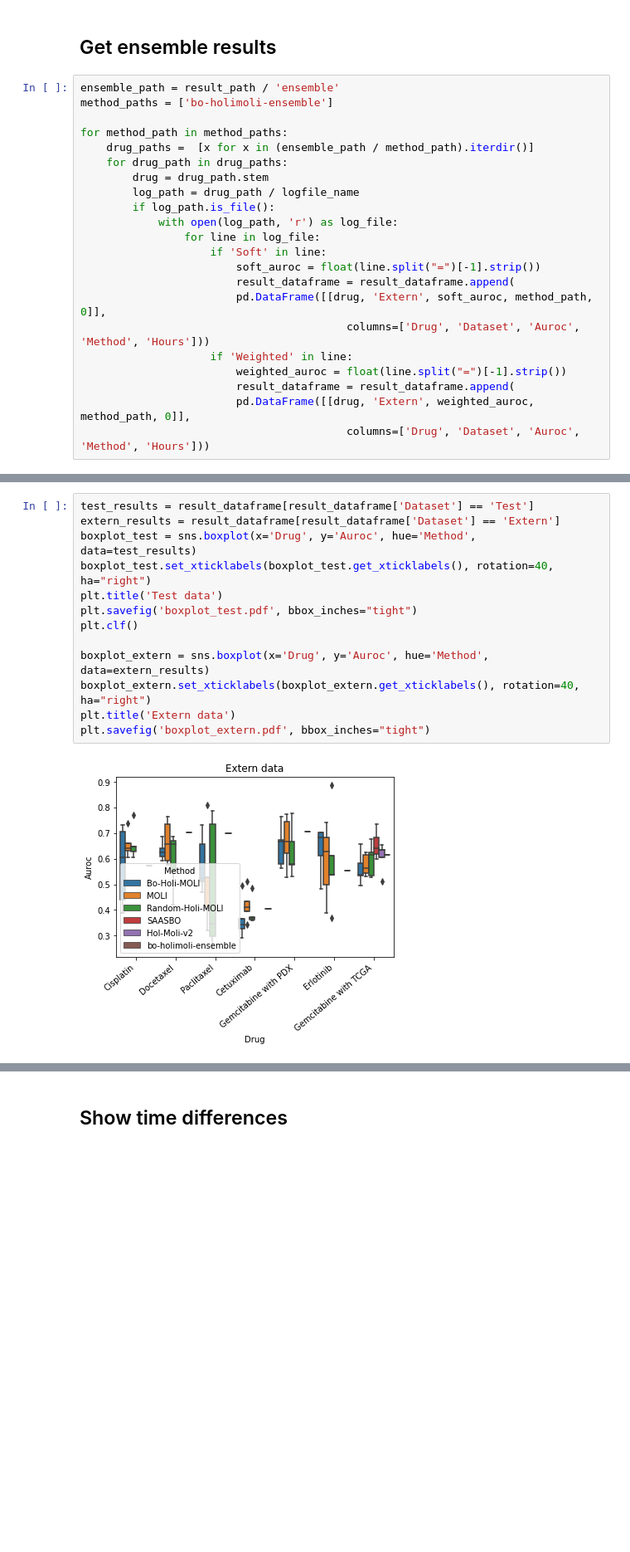
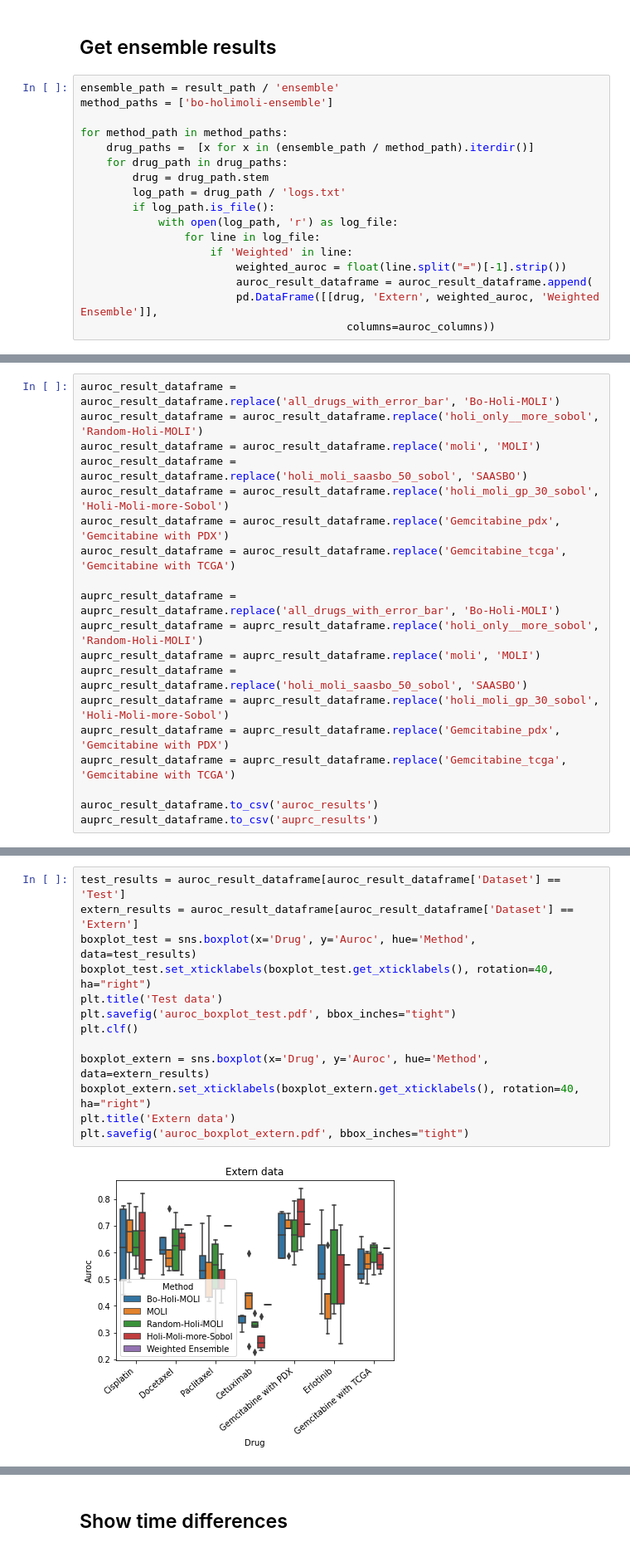
Before and after one commit to thauptmann/Multi-Omics-Analysis, a Jupyter notebook: notebooks/create_boxplots.ipynb, the cells around one changed output, grey strips where cells are left out. Shown at 83% size. Drawn from its saved outputs; the diff is of its cells as text; blank space fills up the shorter version.

Commit message:
Updated results

```diff
--- a/notebooks/create_boxplots.ipynb
+++ b/notebooks/create_boxplots.ipynb
@@ -49,17 +68,12 @@ for method_path in method_paths:
     drug_paths =  [x for x in (ensemble_path / method_path).iterdir()]
     for drug_path in drug_paths:
         drug = drug_path.stem
-        log_path = drug_path / logfile_name
+        log_path = drug_path / 'logs.txt'
         if log_path.is_file():
             with open(log_path, 'r') as log_file:
                 for line in log_file:
-                    if 'Soft' in line:
-                        soft_auroc = float(line.split("=")[-1].strip())
-                        result_dataframe = result_dataframe.append(
-                        pd.DataFrame([[drug, 'Extern', soft_auroc, method_path, 0]],
-                                         columns=['Drug', 'Dataset', 'Auroc', 'Method', 'Hours']))
                     if 'Weighted' in line:
                         weighted_auroc = float(line.split("=")[-1].strip())
-                        result_dataframe = result_dataframe.append(
-                        pd.DataFrame([[drug, 'Extern', weighted_auroc, method_path, 0]],
-                                         columns=['Drug', 'Dataset', 'Auroc', 'Method', 'Hours']))
+                        auroc_result_dataframe = auroc_result_dataframe.append(
+                        pd.DataFrame([[drug, 'Extern', weighted_auroc, 'Weighted Ensemble']],
+                                         columns=auroc_columns))
@@ -78 +84,20 @@ result_dataframe.to_csv('results')
+# %%
+auroc_result_dataframe = auroc_result_dataframe.replace('all_drugs_with_error_bar', 'Bo-Holi-MOLI')
+auroc_result_dataframe = auroc_result_dataframe.replace('holi_only__more_sobol', 'Random-Holi-MOLI')
+auroc_result_dataframe = auroc_result_dataframe.replace('moli', 'MOLI')
+auroc_result_dataframe = auroc_result_dataframe.replace('holi_moli_saasbo_50_sobol', 'SAASBO')
+auroc_result_dataframe = auroc_result_dataframe.replace('holi_moli_gp_30_sobol', 'Holi-Moli-more-Sobol')
+auroc_result_dataframe = auroc_result_dataframe.replace('Gemcitabine_pdx', 'Gemcitabine with PDX')
+auroc_result_dataframe = auroc_result_dataframe.replace('Gemcitabine_tcga', 'Gemcitabine with TCGA')
+
+auprc_result_dataframe = auprc_result_dataframe.replace('all_drugs_with_error_bar', 'Bo-Holi-MOLI')
+auprc_result_dataframe = auprc_result_dataframe.replace('holi_only__more_sobol', 'Random-Holi-MOLI')
+auprc_result_dataframe = auprc_result_dataframe.replace('moli', 'MOLI')
+auprc_result_dataframe = auprc_result_dataframe.replace('holi_moli_saasbo_50_sobol', 'SAASBO')
+auprc_result_dataframe = auprc_result_dataframe.replace('holi_moli_gp_30_sobol', 'Holi-Moli-more-Sobol')
+auprc_result_dataframe = auprc_result_dataframe.replace('Gemcitabine_pdx', 'Gemcitabine with PDX')
+auprc_result_dataframe = auprc_result_dataframe.replace('Gemcitabine_tcga', 'Gemcitabine with TCGA')
+
+auroc_result_dataframe.to_csv('auroc_results')
+auprc_result_dataframe.to_csv('auprc_results')
 # %% [markdown]
@@ -80,15 +105,15 @@ result_dataframe.to_csv('results')
 # %%
-test_results = result_dataframe[result_dataframe['Dataset'] == 'Test']
-extern_results = result_dataframe[result_dataframe['Dataset'] == 'Extern']
+test_results = auroc_result_dataframe[auroc_result_dataframe['Dataset'] == 'Test']
+extern_results = auroc_result_dataframe[auroc_result_dataframe['Dataset'] == 'Extern']
 boxplot_test = sns.boxplot(x='Drug', y='Auroc', hue='Method',  data=test_results)
 boxplot_test.set_xticklabels(boxplot_test.get_xticklabels(), rotation=40, ha="right")
 plt.title('Test data')
-plt.savefig('boxplot_test.pdf', bbox_inches="tight")
+plt.savefig('auroc_boxplot_test.pdf', bbox_inches="tight")
 plt.clf()
 
 boxplot_extern = sns.boxplot(x='Drug', y='Auroc', hue='Method',  data=extern_results)
 boxplot_extern.set_xticklabels(boxplot_extern.get_xticklabels(), rotation=40, ha="right")
 plt.title('Extern data')
-plt.savefig('boxplot_extern.pdf', bbox_inches="tight")
+plt.savefig('auroc_boxplot_extern.pdf', bbox_inches="tight")
 # %% [output]
-[figure, old version]
+[figure, new version]
```
Also changed, not shown: parts of 8 cells of this notebook, 14 other files.
